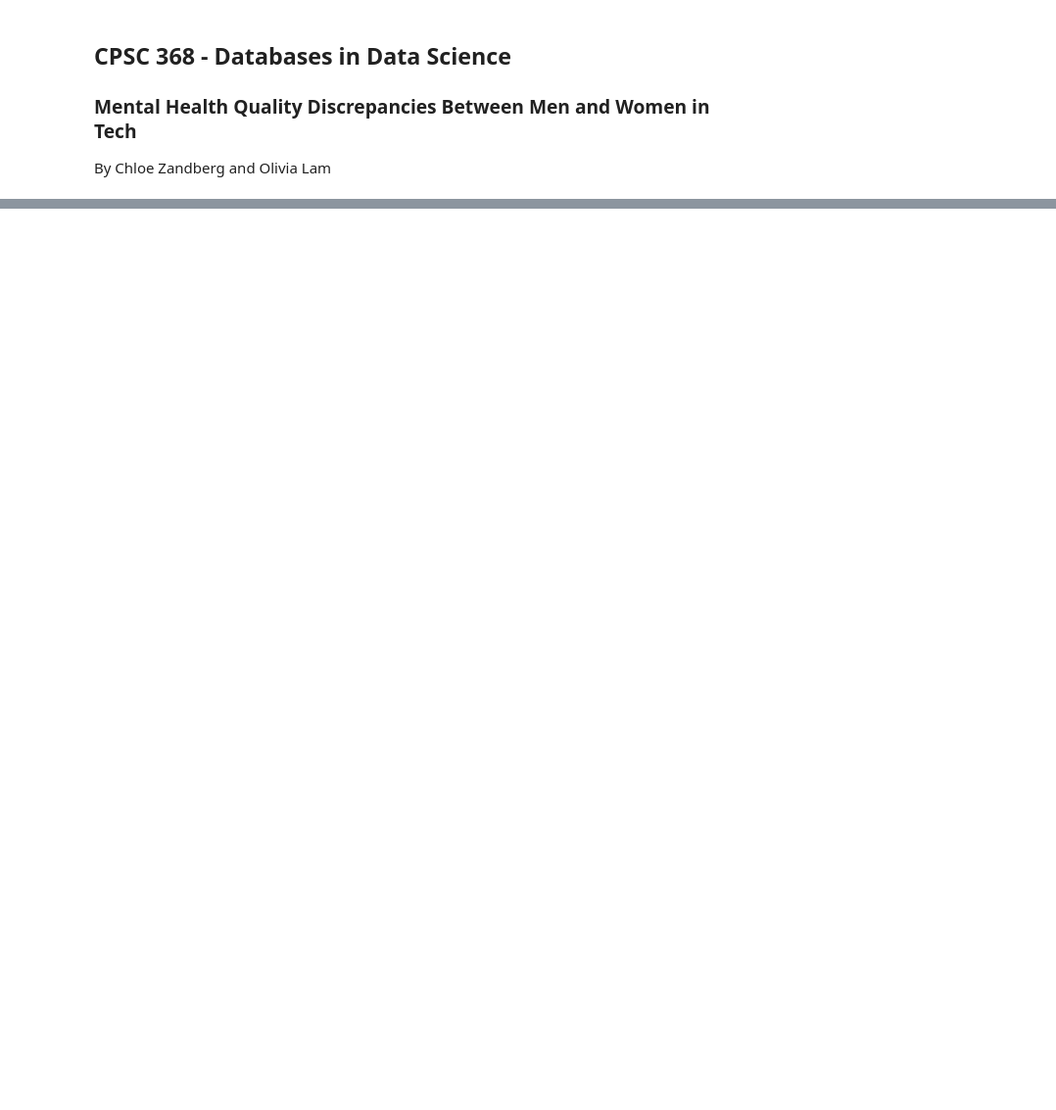
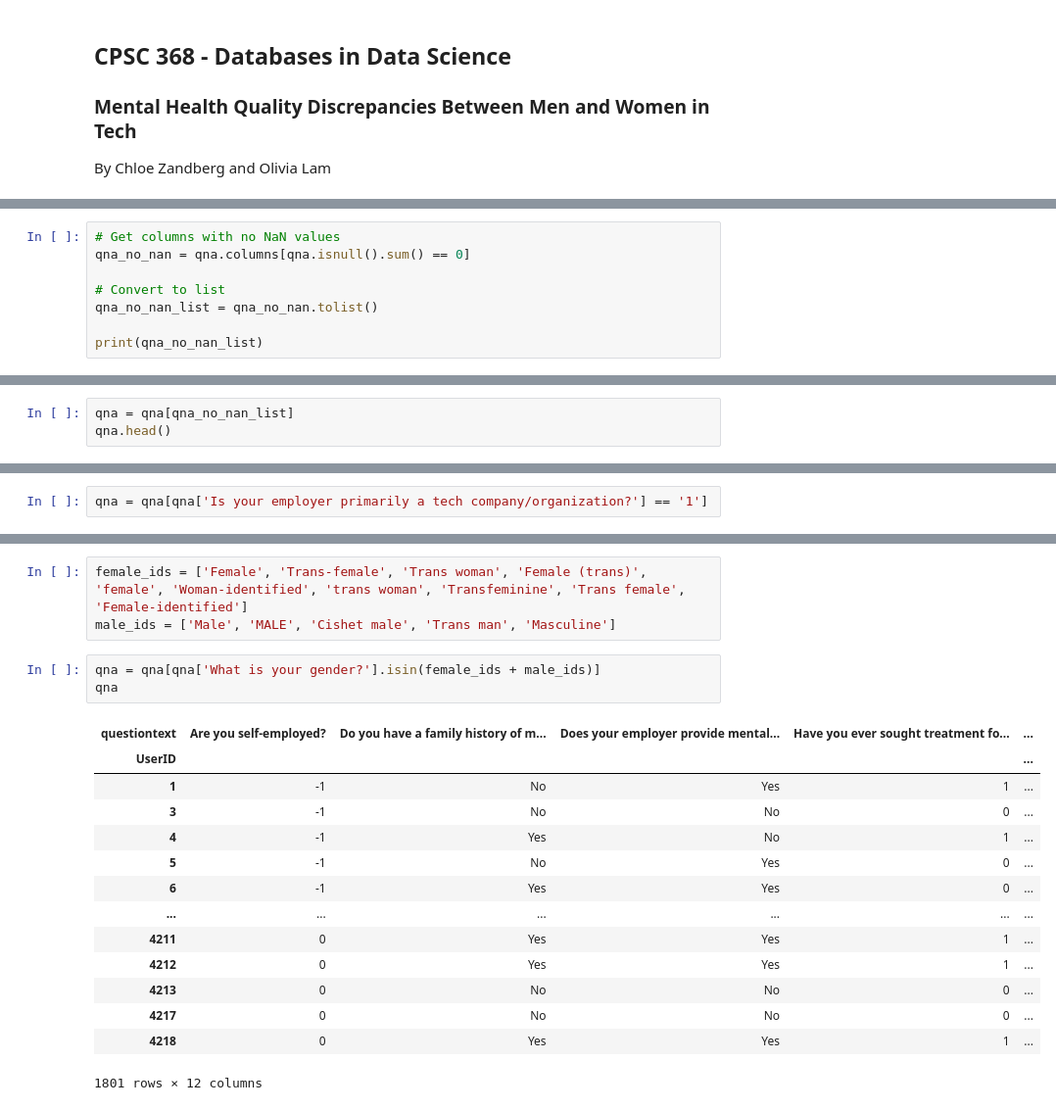
Before and after one commit to chloezandberg/cpsc368, a Jupyter notebook: cleaning-EDA.ipynb, the cells around one changed output, grey strips where cells are left out. Shown at 98% size. Cells and saved outputs as stored; diff of their text form; blank space fills up the shorter version.

```diff
--- a/cleaning-EDA.ipynb
+++ b/cleaning-EDA.ipynb
@@ -29,0 +116,8 @@ con = sql.connect("mental_health.sqlite") # create connection object to database
+# %%
+# Get columns with no NaN values
+qna_no_nan = qna.columns[qna.isnull().sum() == 0]
+
+# Convert to list
+qna_no_nan_list = qna_no_nan.tolist()
+
+print(qna_no_nan_list)
@@ -29,0 +128,3 @@ con = sql.connect("mental_health.sqlite") # create connection object to database
+# %%
+qna = qna[qna_no_nan_list]
+qna.head()
@@ -29,0 +147,2 @@ con = sql.connect("mental_health.sqlite") # create connection object to database
+# %%
+qna = qna[qna['Is your employer primarily a tech company/organization?'] == '1']
@@ -29,0 +176,21 @@ con = sql.connect("mental_health.sqlite") # create connection object to database
+# %%
+female_ids = ['Female', 'Trans-female', 'Trans woman', 'Female (trans)', 'female', 'Woman-identified', 'trans woman', 'Transfeminine', 'Trans female', 'Female-identified']
+male_ids = ['Male', 'MALE', 'Cishet male', 'Trans man', 'Masculine']
+# %%
+qna = qna[qna['What is your gender?'].isin(female_ids + male_ids)]
+qna
+# %% [output]
+| questiontext | Are you self-employed? | Do you have a family history of m... | Does your employer provide mental... | Have you ever sought treatment fo... | ... |
+| UserID |  |  |  |  | ... |
+| 1 | -1 | No | Yes | 1 | ... |
+| 3 | -1 | No | No | 0 | ... |
+| 4 | -1 | Yes | No | 1 | ... |
+| 5 | -1 | No | Yes | 0 | ... |
+| 6 | -1 | Yes | Yes | 0 | ... |
+| ... | ... | ... | ... | ... | ... |
+| 4211 | 0 | Yes | Yes | 1 | ... |
+| 4212 | 0 | Yes | Yes | 1 | ... |
+| 4213 | 0 | No | No | 0 | ... |
+| 4217 | 0 | No | No | 0 | ... |
+| 4218 | 0 | Yes | Yes | 1 | ... |
+1801 rows × 12 columns
```
Also changed, not shown: parts of 33 cells of this notebook.
